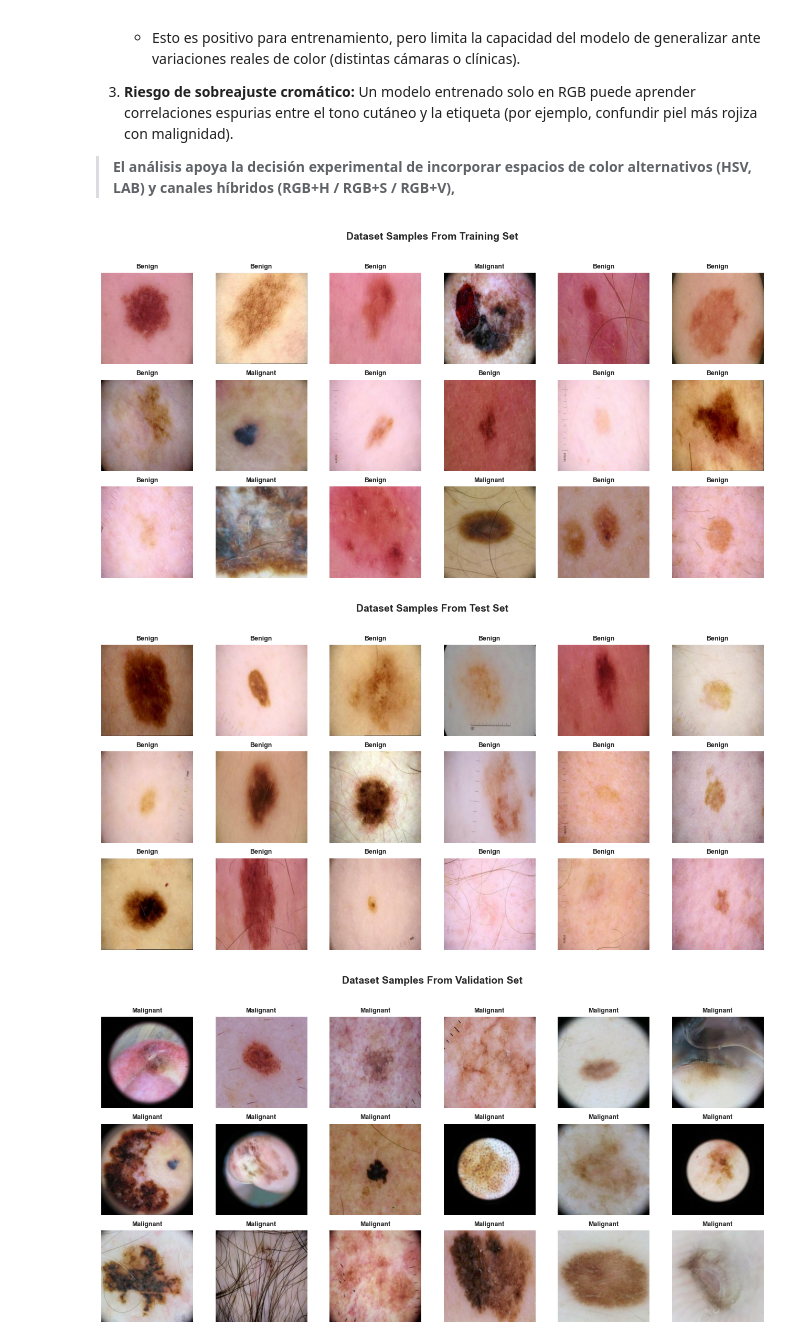
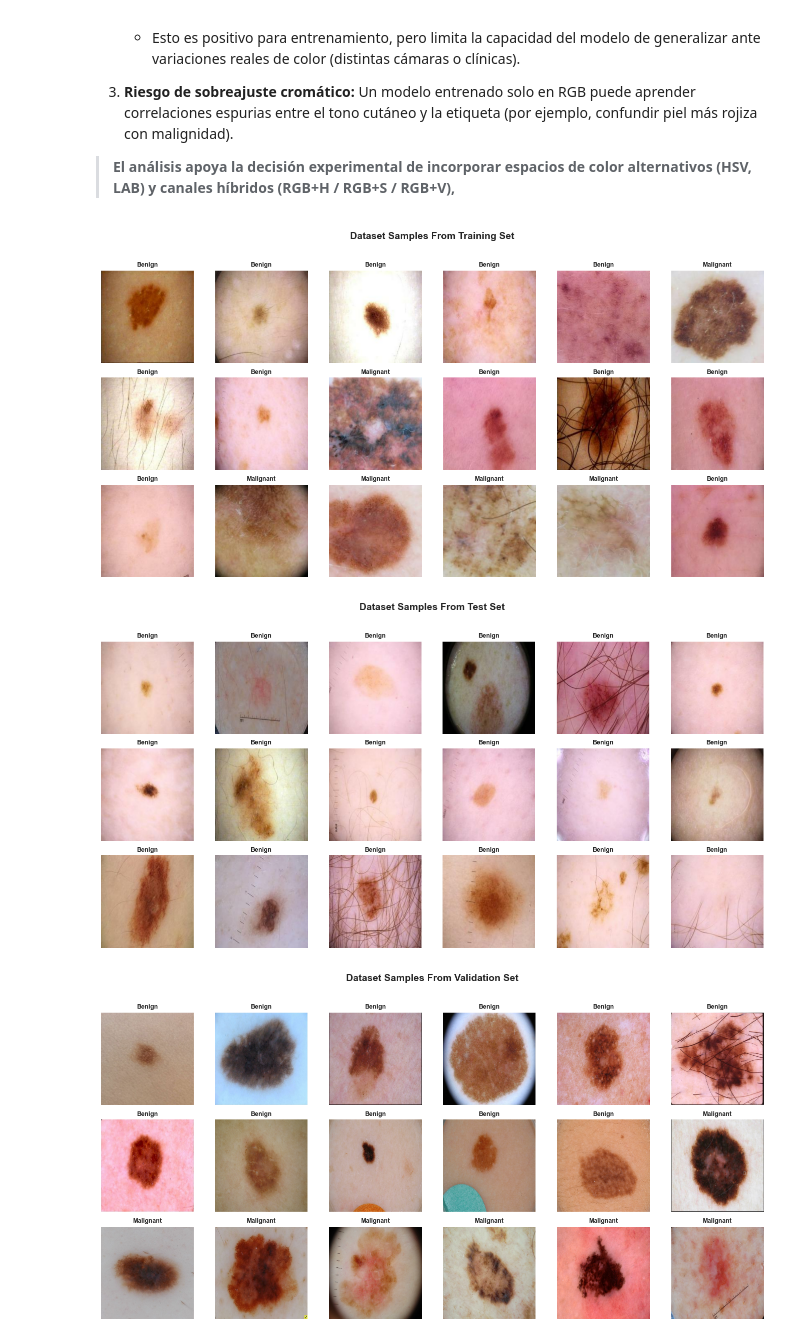
Before and after one commit to mgonzalz/cancer-ai-usecase, a Jupyter notebook: notebooks/experiments_melanoma.ipynb, the cells around one changed output. Cells and saved outputs as stored; diff of their text form; code cells hidden in the pictures.

Commit message:
refactor(data): redefine val split using external internet images

```diff
--- a/notebooks/experiments_melanoma.ipynb
+++ b/notebooks/experiments_melanoma.ipynb
@@ -141,6 +141,7 @@ class CFG:
     # Directories: Data paths.
     data_train_dir: str = "../data/train"
     data_test_dir: str  = "../data/test"
+    data_val_dir: str = "../data/val"
 
     def to_json(self) -> str:
         '''
@@ -299,7 +300,7 @@ Esta función realiza un análisis exploratorio automático del dataset de imág
 
 > En proyectos clínicos o de visión por computador, este control es fundamental: un desequilibrio fuerte entre clases (por ejemplo, 90% benignas y 10% malignas) puede sesgar el modelo y deteriorar la sensibilidad.
 # %%
-def summarize_counts(train_dir: str, test_dir: str):
+def summarize_counts(train_dir: str, test_dir: str, val_dir: str):
     """
     Count images per class in train and test using glob.
     """
@@ -313,9 +314,10 @@ def summarize_counts(train_dir: str, test_dir: str):
     classes = _detect_class_dirs(train_dir)
     train_counts = count_in_split(train_dir, classes)
     test_counts  = count_in_split(test_dir, classes)
-    return classes, train_counts, test_counts
+    val_counts = count_in_split(val_dir, classes)
+    return classes, train_counts, test_counts, val_counts
 # %%
-def build_datasets(cfg: CFG, val_split: float = 0.2):
+def build_datasets(cfg: CFG):
     """
     Load datasets from folders:
         - train_dir: split into train/val with validation_split (stratified).
@@ -325,19 +327,20 @@ def build_datasets(cfg: CFG, val_split: float = 0.2):
     batch    = cfg.batch_size # Batch size
 
     # Detect classes and summarize counts
-    classes, train_counts, test_counts = summarize_counts(cfg.data_train_dir, cfg.data_test_dir)
+    classes, train_counts, test_counts, val_counts = summarize_counts(cfg.data_train_dir, cfg.data_test_dir, cfg.data_val_dir)
     print("Detected classes:", classes)
     print("Train counts:", train_counts)
     print("Test  counts:", test_counts)
+    print("Val   counts:", val_counts)
 
     # Save dataset summary
     ds_summary = {
         "classes": classes,
         "train_counts": train_counts,
         "test_counts": test_counts,
+        "val_counts": val_counts,
         "img_size": cfg.img_size,
         "batch_size": cfg.batch_size,
-        "val_split": val_split,
         "seed": cfg.seed,
     }
     os.makedirs(METRICS_DIR, exist_ok=True)
@@ -350,8 +353,6 @@ def build_datasets(cfg: CFG, val_split: float = 0.2):
         labels="inferred",                 # Labels from directory structure
         label_mode="categorical",          # For AUC/Recall metrics by class
         class_names=classes,               # Ensure consistent class order
-        validation_split=val_split,
-        subset="training",
         seed=cfg.seed,
         image_size=img_size,
         batch_size=batch,
@@ -359,13 +360,10 @@ def build_datasets(cfg: CFG, val_split: float = 0.2):
     )
 
     val_ds = tf.keras.utils.image_dataset_from_directory(
-        cfg.data_train_dir,                # Same directory as training data
+        cfg.data_val_dir,
         labels="inferred",                 # Labels from directory structure
         label_mode="categorical",          # For AUC/Recall metrics by class
         class_names=classes,               # Ensure consistent class order
-        validation_split=val_split,
-        subset="validation",               # Validation subset
-        seed=cfg.seed,
         image_size=img_size,
         batch_size=batch,
         shuffle=False,                     # Validation: stable order
@@ -393,7 +391,7 @@ def build_datasets(cfg: CFG, val_split: float = 0.2):
 
     return train_ds, val_ds, test_ds, classes
 # %%
-train_ds, val_ds, test_ds, CLASS_NAMES = build_datasets(CFG_GLOBAL, val_split=0.20)
+train_ds, val_ds, test_ds, CLASS_NAMES = build_datasets(CFG_GLOBAL)
 print("[OK] Datasets loaded: train/val/test")
 # %% [output]
 Detected classes: ['Benign', 'Malignant']
@@ -518,14 +515,14 @@ def show_random_grid_from_dataset(ds, class_names, title="Dataset Samples", max_
     plt.tight_layout()
     plt.show()
 # %%
-show_grid_from_dataset(train_ds, CLASS_NAMES, "Dataset Samples From Training Set", max_images=18)
+show_random_grid_from_dataset(train_ds, CLASS_NAMES, "Dataset Samples From Training Set", max_images=18)
 # %% [output]
-[figure, old version]
+[figure, new version]
 # %%
-show_grid_from_dataset(test_ds, CLASS_NAMES, "Dataset Samples From Test Set", max_images=18)
+show_random_grid_from_dataset(test_ds, CLASS_NAMES, "Dataset Samples From Test Set", max_images=18)
 # %% [output]
-[figure, old version]
+[figure, new version]
 # %%
-show_grid_from_dataset(val_ds, CLASS_NAMES, "Dataset Samples From Validation Set", max_images=18)
+show_random_grid_from_dataset(val_ds, CLASS_NAMES, "Dataset Samples From Validation Set", max_images=18)
 # %% [output]
-[figure, old version]
+[figure, new version]
```
Also changed, not shown: parts of 4 cells of this notebook, 3 other files.
